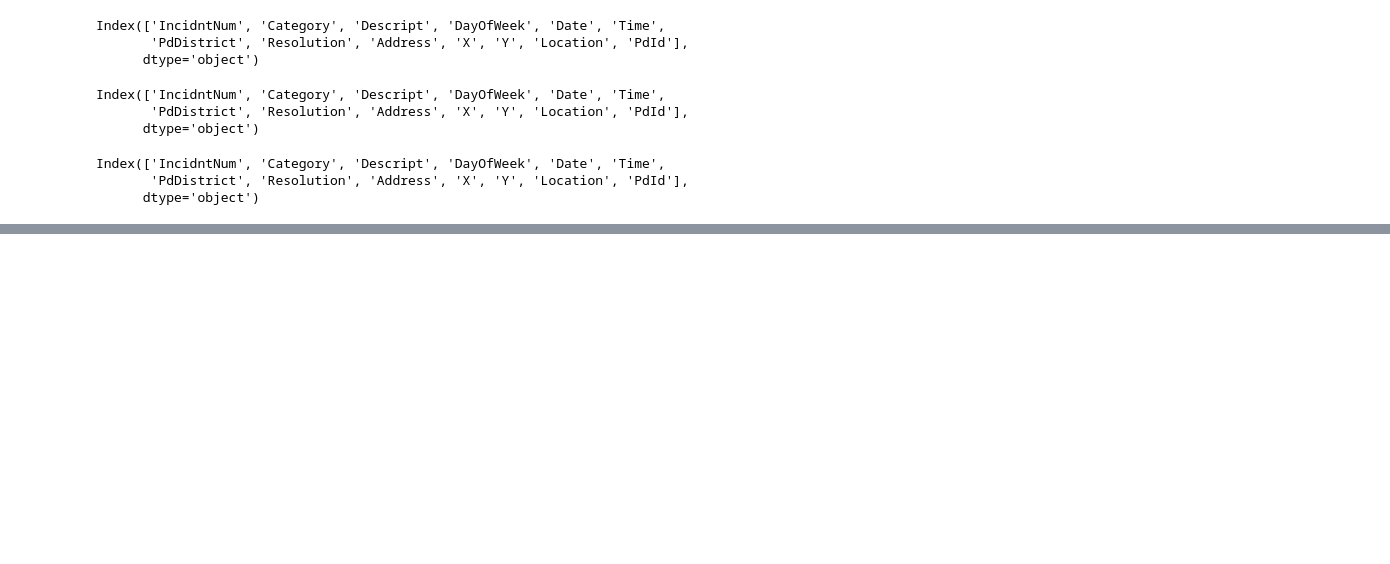
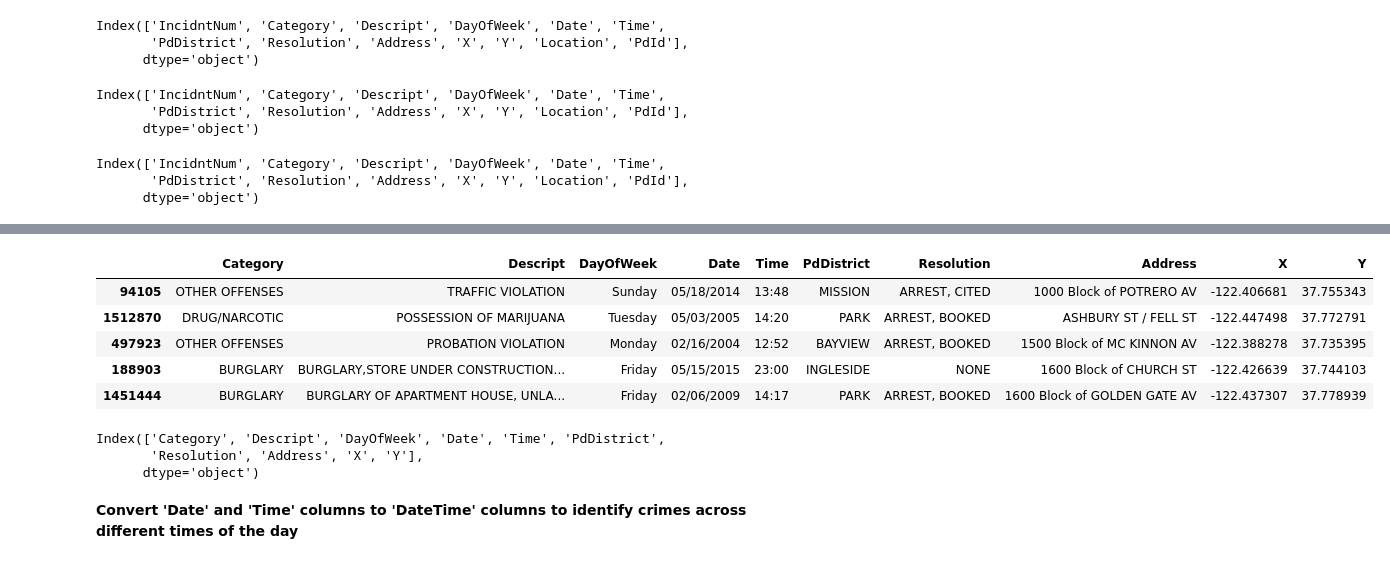
Before and after one commit to gandalf1819/SF-Opioid-Crisis, a Jupyter notebook: SF_drug_xgboost.ipynb, the cells around one changed output, grey strips where cells are left out. Drawn from its saved outputs; the diff is of its cells as text; code cells hidden in the pictures; blank space fills up the shorter version.

```diff
--- a/SF_drug_xgboost.ipynb
+++ b/SF_drug_xgboost.ipynb
@@ -57,3 +55,19 @@ train_df.sample(5)
 # %%
-test_df['Id']=test_df.index
-test_df=test_df.drop(['IncidntNum', 'PdId', 'days', 'Location'], axis=1)
+test_df=test_df.drop(['IncidntNum', 'PdId', 'Location'], axis=1)
+# %%
+test_df.sample(5)
+# %% [output]
+|  | Category | Descript | DayOfWeek | Date | Time | PdDistrict | Resolution | Address | X | Y |
+| 94105 | OTHER OFFENSES | TRAFFIC VIOLATION | Sunday | 05/18/2014 | 13:48 | MISSION | ARREST, CITED | 1000 Block of POTRERO AV | -122.406681 | 37.755343 |
+| 1512870 | DRUG/NARCOTIC | POSSESSION OF MARIJUANA | Tuesday | 05/03/2005 | 14:20 | PARK | ARREST, BOOKED | ASHBURY ST / FELL ST | -122.447498 | 37.772791 |
+| 497923 | OTHER OFFENSES | PROBATION VIOLATION | Monday | 02/16/2004 | 12:52 | BAYVIEW | ARREST, BOOKED | 1500 Block of MC KINNON AV | -122.388278 | 37.735395 |
+| 188903 | BURGLARY | BURGLARY,STORE UNDER CONSTRUCTION... | Friday | 05/15/2015 | 23:00 | INGLESIDE | NONE | 1600 Block of CHURCH ST | -122.426639 | 37.744103 |
+| 1451444 | BURGLARY | BURGLARY OF APARTMENT HOUSE, UNLA... | Friday | 02/06/2009 | 14:17 | PARK | ARREST, BOOKED | 1600 Block of GOLDEN GATE AV | -122.437307 | 37.778939 |
+# %%
+train_df.columns
+# %% [output]
+Index(['Category', 'Descript', 'DayOfWeek', 'Date', 'Time', 'PdDistrict',
+       'Resolution', 'Address', 'X', 'Y'],
+      dtype='object')
+# %% [markdown]
+**Convert 'Date' and 'Time' columns to 'DateTime' columns to identify crimes across different times of the day**
```
Also changed, not shown: parts of 34 cells of this notebook.
